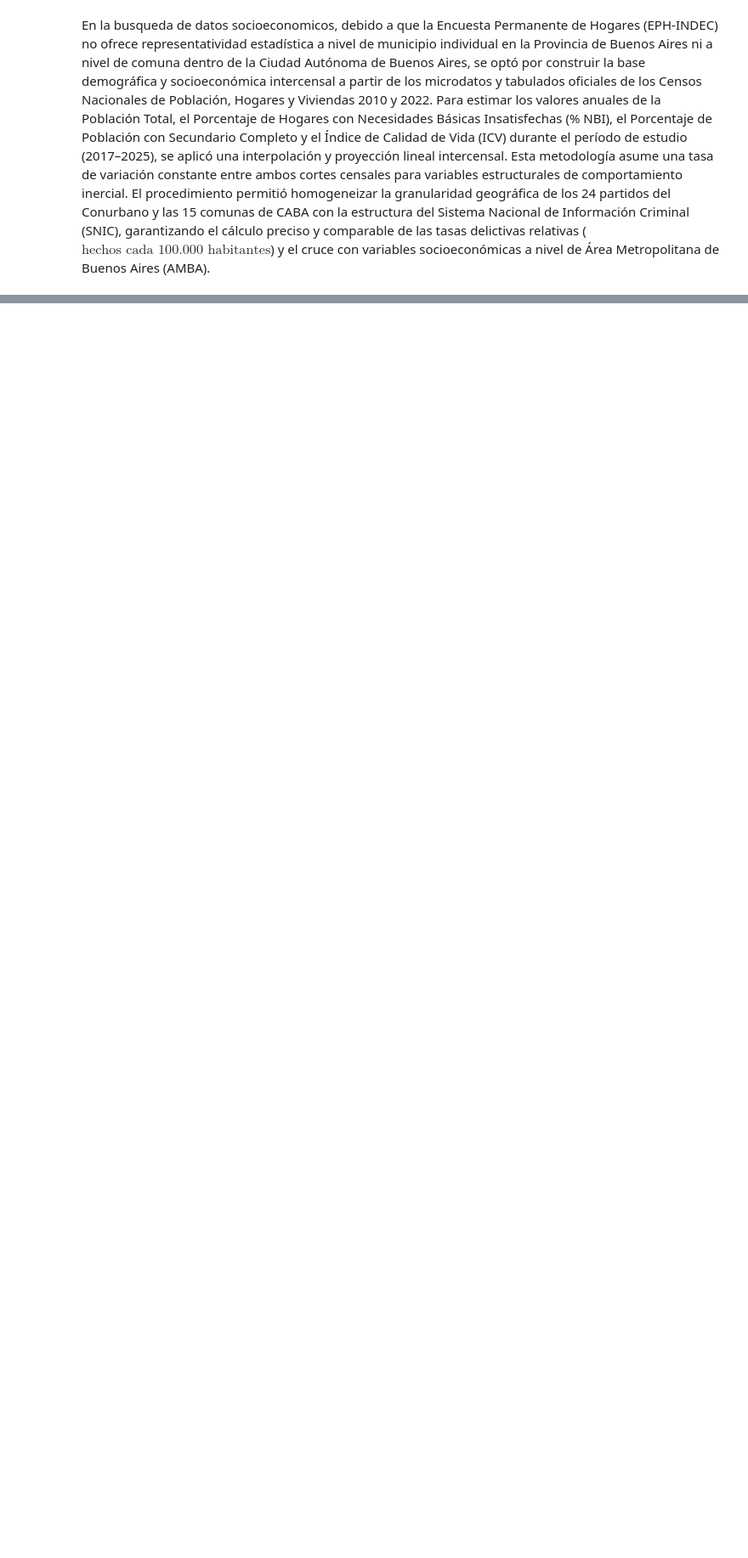
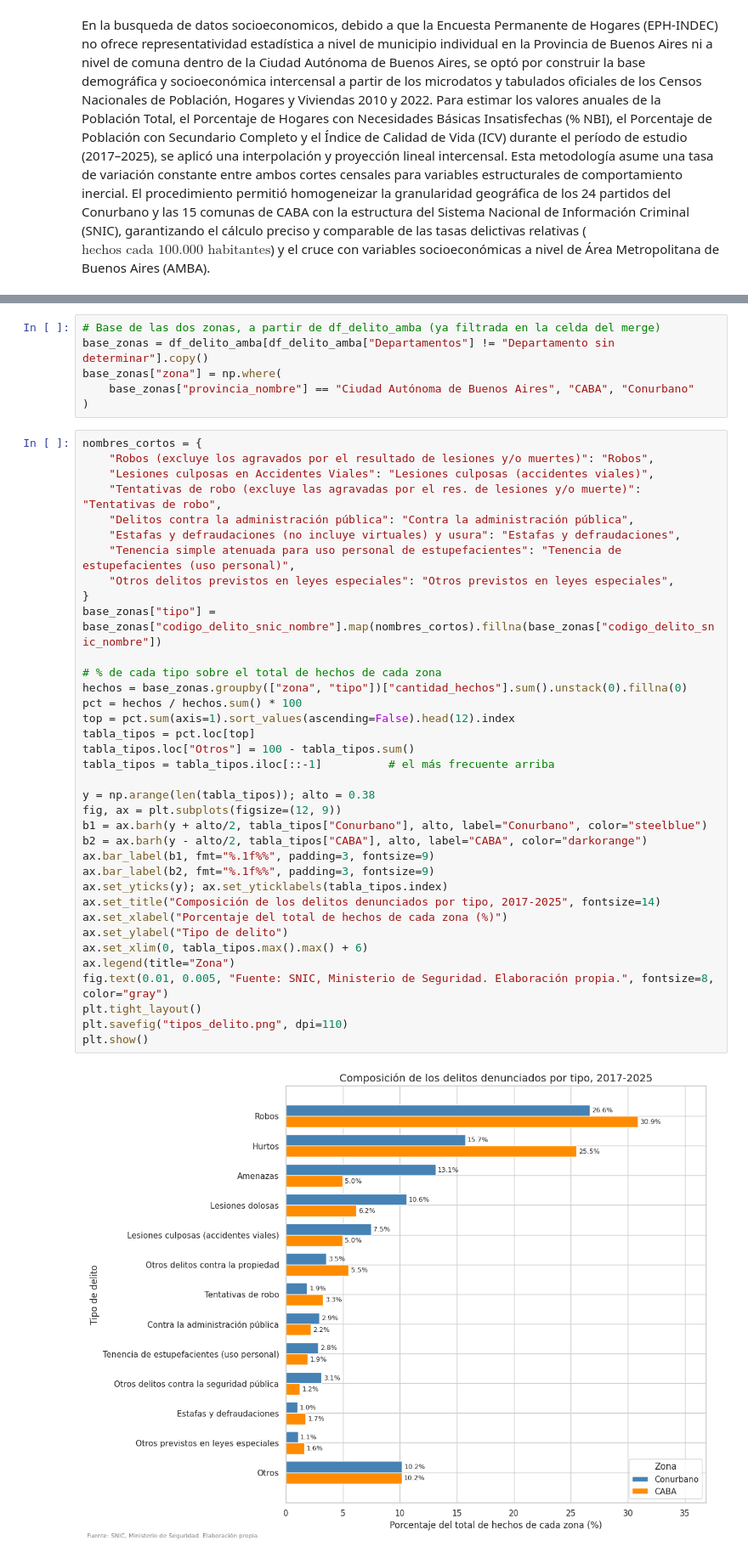
Before and after one commit to bauhaushm/TP-Delito_en_AMBA, a Jupyter notebook: TP_Delito.ipynb, the cells around one changed output, grey strips where cells are left out. Shown at 85% size. Drawn from its saved outputs; the diff is of its cells as text; blank space fills up the shorter version.

Commit message:
Graficos sobre tipo de delitos y genero

```diff
--- a/TP_Delito.ipynb
+++ b/TP_Delito.ipynb
@@ -580,3 +580,47 @@ Dataset df_amba generado con 25617 filas y 11 columnas.
 | 2 | 2017 | Ciudad Autónoma de Buenos Aires | Comuna 1 | Otros delitos contra la integrida... | 190 | 75.018458 | ... |
 | 3 | 2017 | Ciudad Autónoma de Buenos Aires | Comuna 1 | Delitos contra el estado civil | 0 | 0.000000 | ... |
 | 4 | 2017 | Ciudad Autónoma de Buenos Aires | Comuna 1 | Amenazas | 1074 | 424.051707 | ... |
+# %%
+# Base de las dos zonas, a partir de df_delito_amba (ya filtrada en la celda del merge)
+base_zonas = df_delito_amba[df_delito_amba["Departamentos"] != "Departamento sin determinar"].copy()
+base_zonas["zona"] = np.where(
+    base_zonas["provincia_nombre"] == "Ciudad Autónoma de Buenos Aires", "CABA", "Conurbano"
+)
+# %%
+nombres_cortos = {
+    "Robos (excluye los agravados por el resultado de lesiones y/o muertes)": "Robos",
+    "Lesiones culposas en Accidentes Viales": "Lesiones culposas (accidentes viales)",
+    "Tentativas de robo (excluye las agravadas por el res. de lesiones y/o muerte)": "Tentativas de robo",
+    "Delitos contra la administración pública": "Contra la administración pública",
+    "Estafas y defraudaciones (no incluye virtuales) y usura": "Estafas y defraudaciones",
+    "Tenencia simple atenuada para uso personal de estupefacientes": "Tenencia de estupefacientes (uso personal)",
+    "Otros delitos previstos en leyes especiales": "Otros previstos en leyes especiales",
+}
+base_zonas["tipo"] = base_zonas["codigo_delito_snic_nombre"].map(nombres_cortos).fillna(base_zonas["codigo_delito_snic_nombre"])
+
+# % de cada tipo sobre el total de hechos de cada zona
+hechos = base_zonas.groupby(["zona", "tipo"])["cantidad_hechos"].sum().unstack(0).fillna(0)
+pct = hechos / hechos.sum() * 100
+top = pct.sum(axis=1).sort_values(ascending=False).head(12).index
+tabla_tipos = pct.loc[top]
+tabla_tipos.loc["Otros"] = 100 - tabla_tipos.sum()
+tabla_tipos = tabla_tipos.iloc[::-1]          # el más frecuente arriba
+
+y = np.arange(len(tabla_tipos)); alto = 0.38
+fig, ax = plt.subplots(figsize=(12, 9))
+b1 = ax.barh(y + alto/2, tabla_tipos["Conurbano"], alto, label="Conurbano", color="steelblue")
+b2 = ax.barh(y - alto/2, tabla_tipos["CABA"], alto, label="CABA", color="darkorange")
+ax.bar_label(b1, fmt="%.1f%%", padding=3, fontsize=9)
+ax.bar_label(b2, fmt="%.1f%%", padding=3, fontsize=9)
+ax.set_yticks(y); ax.set_yticklabels(tabla_tipos.index)
+ax.set_title("Composición de los delitos denunciados por tipo, 2017-2025", fontsize=14)
+ax.set_xlabel("Porcentaje del total de hechos de cada zona (%)")
+ax.set_ylabel("Tipo de delito")
+ax.set_xlim(0, tabla_tipos.max().max() + 6)
+ax.legend(title="Zona")
+fig.text(0.01, 0.005, "Fuente: SNIC, Ministerio de Seguridad. Elaboración propia.", fontsize=8, color="gray")
+plt.tight_layout()
+plt.savefig("tipos_delito.png", dpi=110)
+plt.show()
+# %% [output]
+[figure, added]
```
Also changed, not shown: parts of 2 cells of this notebook.
